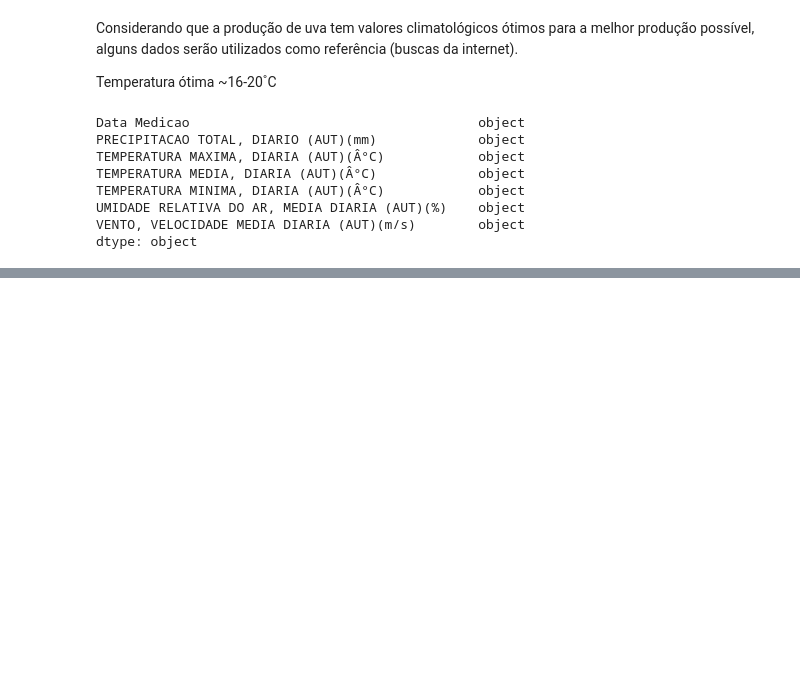
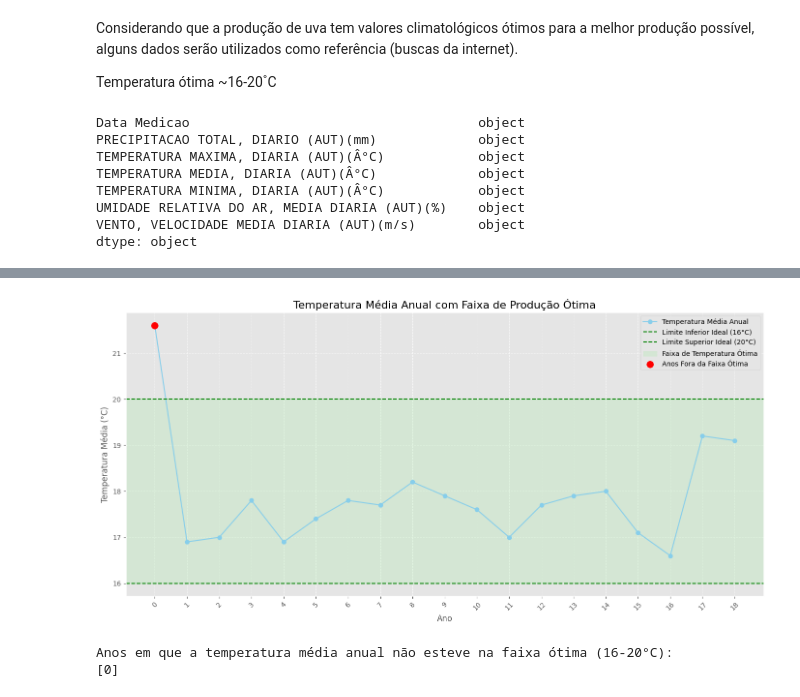
Before and after one commit to jaqueantunes/export_uva, a Jupyter notebook: PosFIAP_Export.ipynb, the cells around one changed output, grey strips where cells are left out. Drawn from its saved outputs; the diff is of its cells as text; code cells hidden in the pictures; blank space fills up the shorter version.

Commit message:
Avaliação gráfica de temperatura, preciptação e umidade.

```diff
--- a/PosFIAP_Export.ipynb
+++ b/PosFIAP_Export.ipynb
@@ -996,0 +1094,3 @@ D_clima.plot(figsize=[16,8]).axhline(20, color='red', alpha=0.5)
+# %%
+# Trocando o índice pra facilitar o gráfico
+df_clima_anual_analise = df_clima_anual.set_index('Data Medicao')
@@ -996,0 +1117,58 @@ D_clima.plot(figsize=[16,8]).axhline(20, color='red', alpha=0.5)
+# %%
+import matplotlib.ticker as mticker # Para formatar os ticks do eixo X
+
+# --- 1. Preparação dos Dados ---
+df_clima_para_graficos = pd.DataFrame(df_clima_anual)
+
+# Se o índice do seu DF não for int, rode esta linha ANTES dos gráficos:
+# df_clima_para_graficos.index = df_clima_para_graficos.index.astype(int)
+
+
+# --- Gráfico 1: Temperatura Média Anual com Faixa Ótima ---
+fig, ax_temp_media = plt.subplots(figsize=(14, 7))
+
+# Limites ideais de temperatura
+limite_inferior_temp = 16
+limite_superior_temp = 20
+
+# Plotar a temperatura média
+ax_temp_media.plot(df_clima_para_graficos.index,
+                   df_clima_para_graficos['Temp Media (°C)'],
+                   marker='o', linestyle='-', color='skyblue',
+                   label='Temperatura Média Anual')
+
+# Linhas dos limites ideais
+ax_temp_media.axhline(y=limite_inferior_temp, color='green', linestyle='--',
+                      label=f'Limite Inferior Ideal ({limite_inferior_temp}°C)')
+ax_temp_media.axhline(y=limite_superior_temp, color='green', linestyle='--',
+                      label=f'Limite Superior Ideal ({limite_superior_temp}°C)')
+
+# Preencher a faixa ótima
+ax_temp_media.axhspan(ymin=limite_inferior_temp, ymax=limite_superior_temp,
+                      color='lightgreen', alpha=0.2, label='Faixa de Temperatura Ótima')
+
+# Destacar anos fora da faixa
+anos_fora_faixa_temp = df_clima_para_graficos[(df_clima_para_graficos['Temp Media (°C)'] < limite_inferior_temp) |
+                                              (df_clima_para_graficos['Temp Media (°C)'] > limite_superior_temp)]
+ax_temp_media.scatter(anos_fora_faixa_temp.index,
+                      anos_fora_faixa_temp['Temp Media (°C)'],
+                      color='red', s=100, zorder=5, label='Anos Fora da Faixa Ótima')
+
+# Configurações do gráfico
+ax_temp_media.set_title('Temperatura Média Anual com Faixa de Produção Ótima', fontsize=16)
+ax_temp_media.set_xlabel('Ano', fontsize=12)
+ax_temp_media.set_ylabel('Temperatura Média (°C)', fontsize=12)
+ax_temp_media.set_xticks(df_clima_para_graficos.index.tolist()) # Garante todos os anos no eixo X
+ax_temp_media.tick_params(axis='x', rotation=45, labelsize=10)
+ax_temp_media.xaxis.set_major_formatter(mticker.FormatStrFormatter('%d')) # Formata como inteiro
+ax_temp_media.grid(True, linestyle='--', alpha=0.7)
+ax_temp_media.legend(loc='upper right')
+plt.tight_layout()
+plt.show()
+
+print("\nAnos em que a temperatura média anual não esteve na faixa ótima (16-20°C):")
+print(anos_fora_faixa_temp.index.tolist())
+# %% [output]
+[figure, added]
+Anos em que a temperatura média anual não esteve na faixa ótima (16-20°C):
+[0]
```
Also changed, not shown: parts of 14 cells of this notebook.
